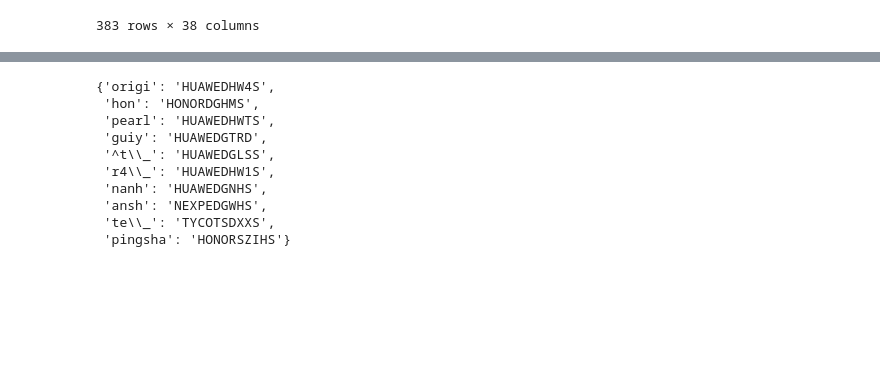
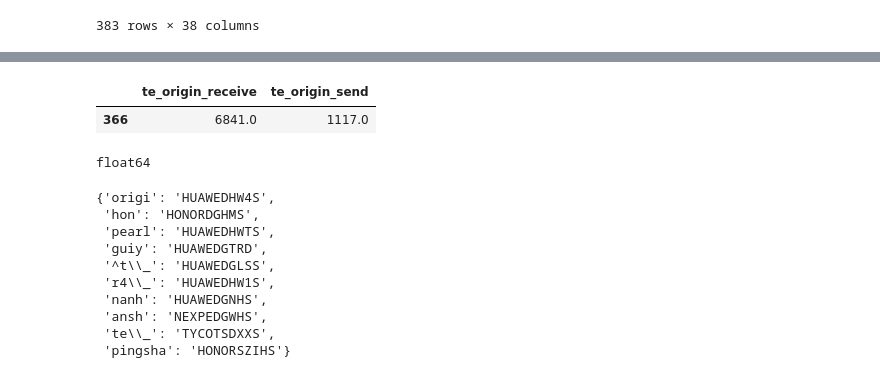
Before and after one commit to fyenne/play11_huawei, a Jupyter notebook: script/huawei.ipynb, the cells around one changed output, grey strips where cells are left out. Saved outputs shown, nothing was run; the diff lists cells and outputs as text; code cells hidden in the pictures; blank space fills up the shorter version.

```diff
--- a/script/huawei.ipynb
+++ b/script/huawei.ipynb
@@ -133,3 +162,12 @@ Index(['index', 'update_date', 'origin_receive', 'origin_send', 'origin_psn',
+# %%
+huawei_output.query("update_date == '2022-01-01'")[['te_origin_receive','te_origin_send'] ]
+# %% [output]
+|  | te_origin_receive | te_origin_send |
+| 366 | 6841.0 | 1117.0 |
+# %%
+print(huawei_output['te_origin_receive'].dtype)
+# %% [output]
+float64
 # %%
 
 """
```
Also changed, not shown: parts of 17 cells of this notebook, 3 other files.
